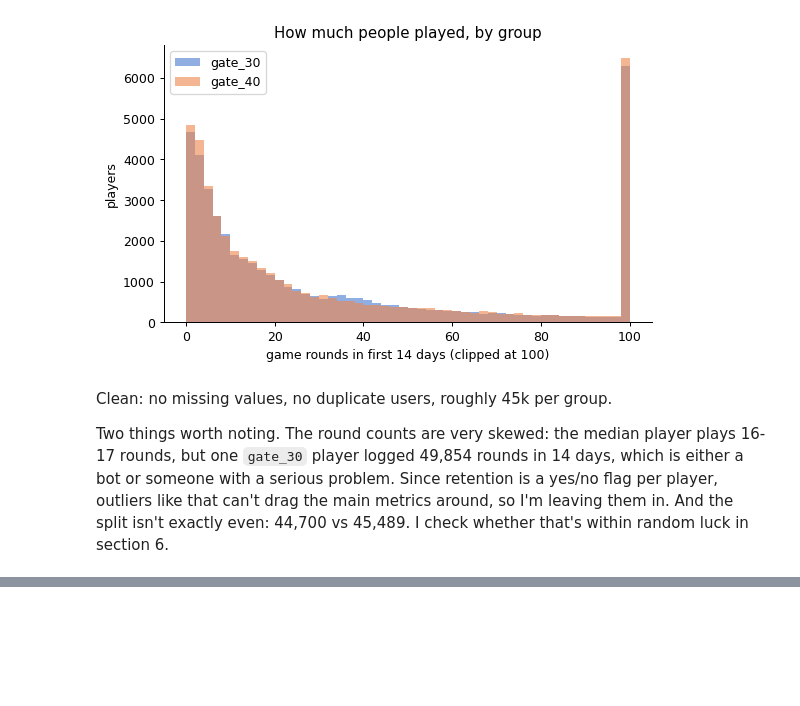
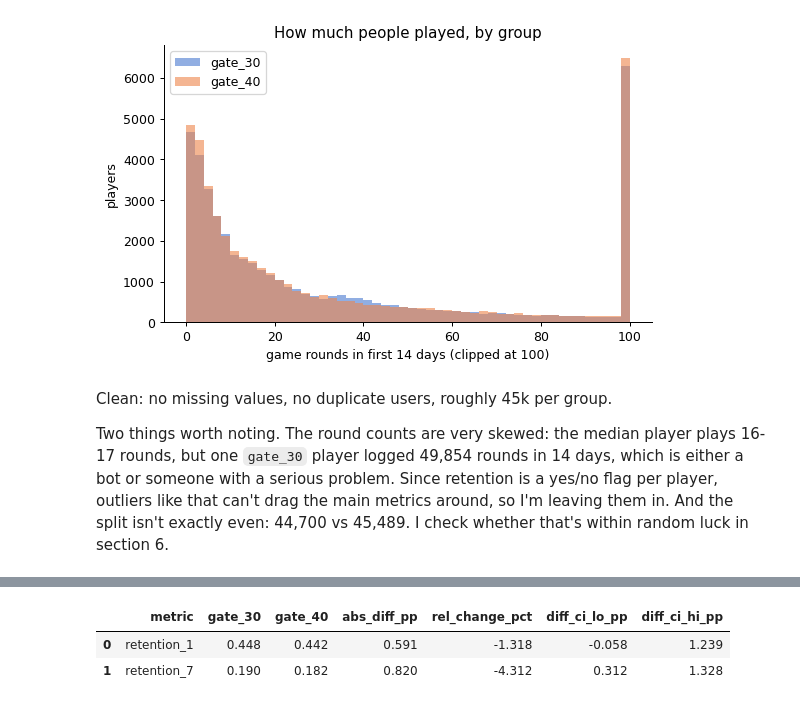
Before and after one commit to divsvash/ab-testing, a Jupyter notebook: cookie_cats_ab_test.ipynb, the cells around one changed output, grey strips where cells are left out. Cells and saved outputs as stored; diff of their text form; code cells hidden in the pictures; blank space fills up the shorter version.

```diff
--- a/cookie_cats_ab_test.ipynb
+++ b/cookie_cats_ab_test.ipynb
@@ -113,0 +171,19 @@ Two things worth noting. The round counts are very skewed: the median player pla
+# %%
+def difference_summary(metric):
+    a = df.loc[df['version'] == 'gate_30', metric]
+    b = df.loc[df['version'] == 'gate_40', metric]
+    p1, p2 = a.mean(), b.mean()
+    diff = p1 - p2  # positive means gate_40 is worse
+    se = np.sqrt(p1 * (1 - p1) / len(a) + p2 * (1 - p2) / len(b))
+    return {'metric': metric, 'gate_30': p1, 'gate_40': p2,
+            'abs_diff_pp': diff * 100, 'rel_change_pct': -diff / p1 * 100,
+            'diff_ci_lo_pp': (diff - 1.96 * se) * 100,
+            'diff_ci_hi_pp': (diff + 1.96 * se) * 100}
+
+effects = pd.DataFrame([difference_summary('retention_1'),
+                        difference_summary('retention_7')]).round(3)
+effects
+# %% [output]
+|  | metric | gate_30 | gate_40 | abs_diff_pp | rel_change_pct | diff_ci_lo_pp | diff_ci_hi_pp |
+| 0 | retention_1 | 0.448 | 0.442 | 0.591 | -1.318 | -0.058 | 1.239 |
+| 1 | retention_7 | 0.190 | 0.182 | 0.820 | -4.312 | 0.312 | 1.328 |
```
Also changed, not shown: parts of 6 cells of this notebook.
